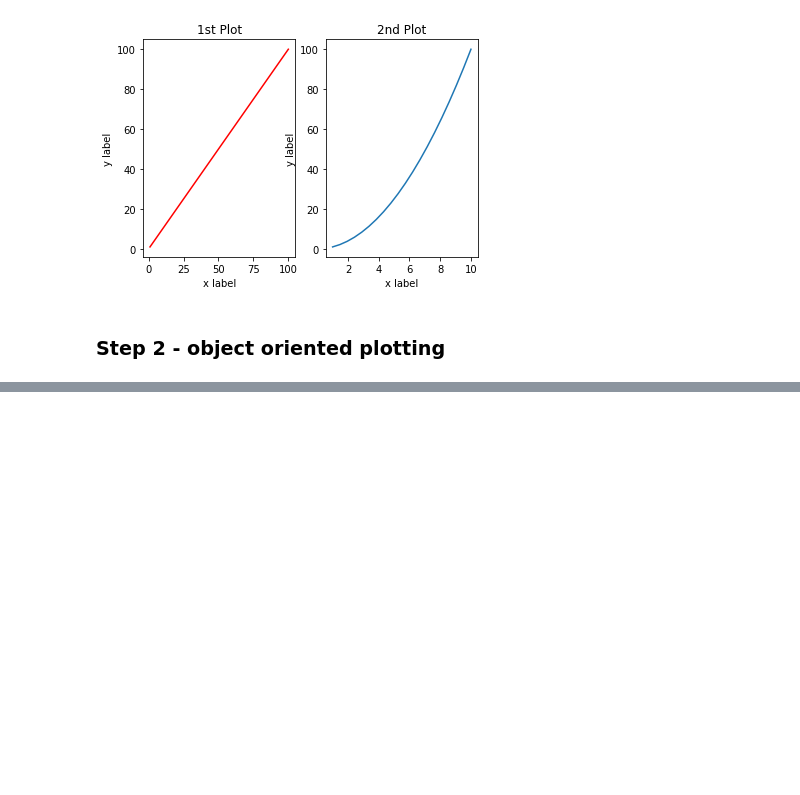
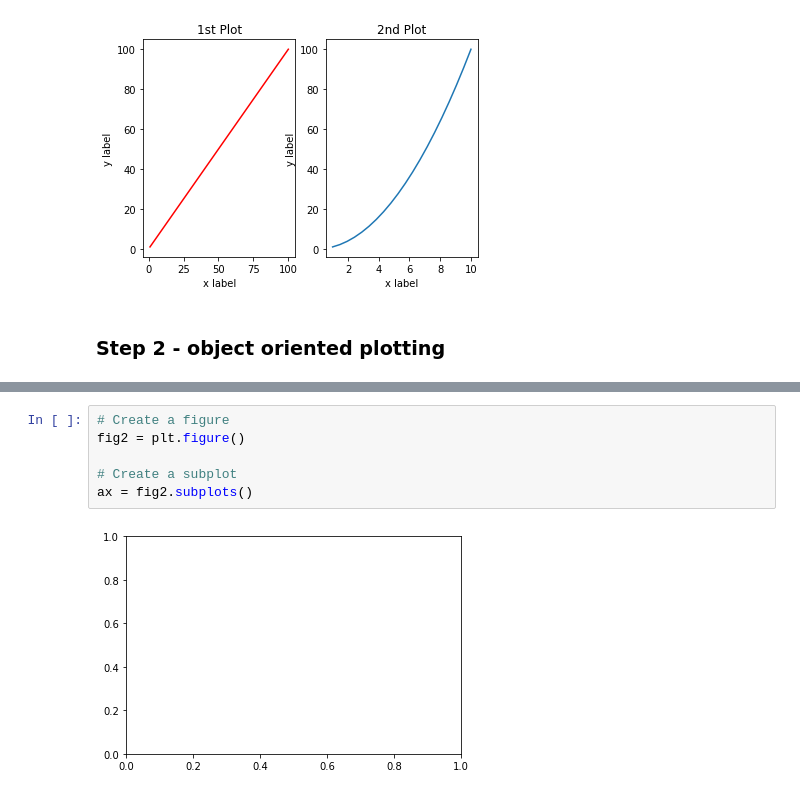
Before and after one commit to soumyakbhattacharyya/all-things-ml, a Jupyter notebook: matplotlib.ipynb, the cells around one changed output, grey strips where cells are left out. Drawn from its saved outputs; the diff is of its cells as text; blank space fills up the shorter version.

```diff
--- a/matplotlib.ipynb
+++ b/matplotlib.ipynb
@@ -65,0 +100,8 @@ Text(0.5, 1.0, '2nd Plot')
+# %%
+# Create a figure
+fig2 = plt.figure()
+
+# Create a subplot
+ax = fig2.subplots()
+# %% [output]
+[figure, added]
```
Also changed, not shown: parts of 22 cells of this notebook, 2 other files.
